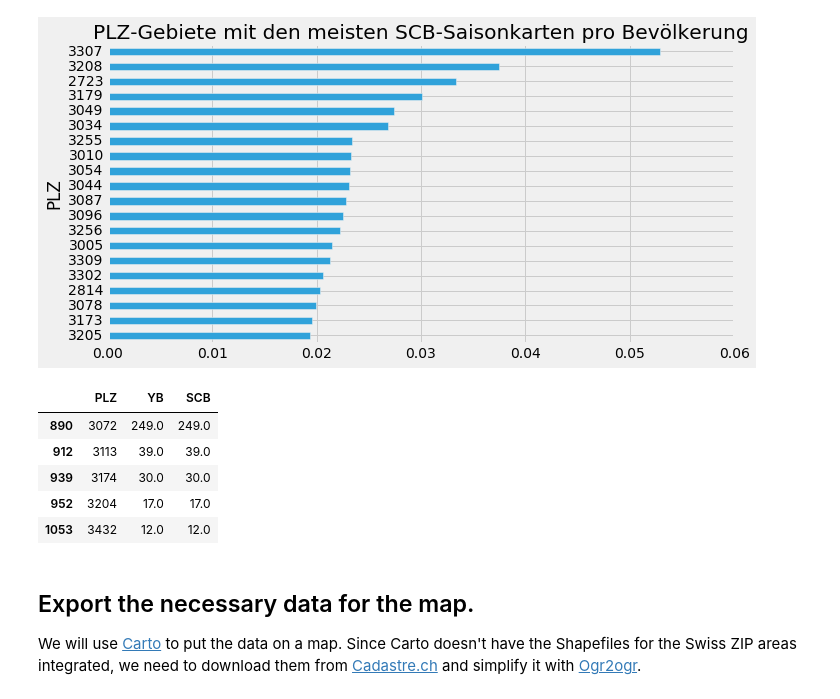
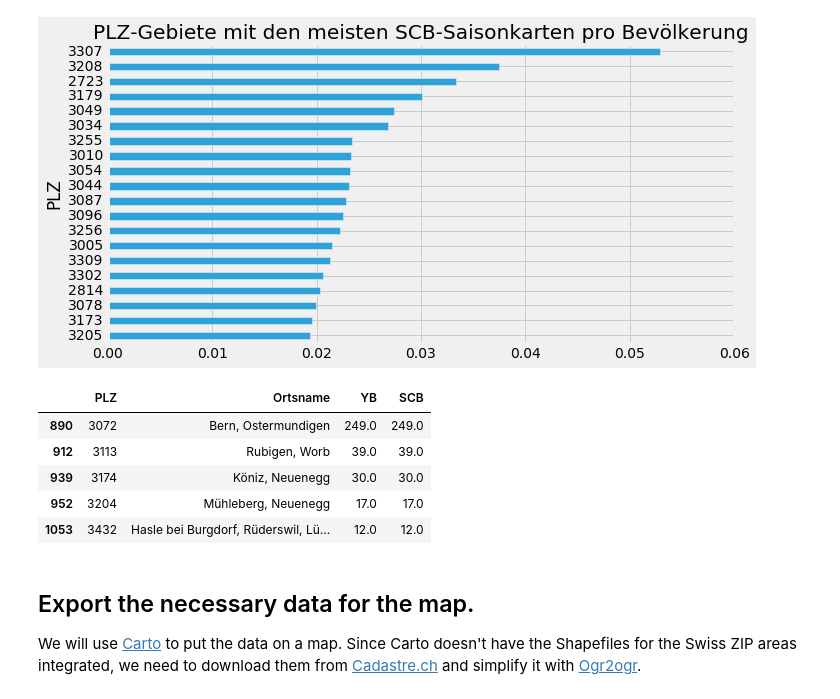
Before and after one commit to jsoma/playfair-projects, a Jupyter notebook: projects/mathias-born/2_map_the_fans/Map the Fans.ipynb, the cells around one changed output. Saved outputs shown, nothing was run; the diff lists cells and outputs as text; code cells hidden in the pictures.

```diff
--- a/projects/mathias-born/2_map_the_fans/Map the Fans.ipynb
+++ b/projects/mathias-born/2_map_the_fans/Map the Fans.ipynb
@@ -104,0 +108,9 @@ df_plz.head(5)
+# %%
+df_plz_names = pd.read_excel('plz_ort.xls')
+df_plz_names[['PLZ4','GDENAMK', '%_IN_GDE']].sort_values(by='%_IN_GDE', ascending=False).head()
+df_plz_names_neu = df_plz_names.groupby(by='PLZ4').apply(lambda x: ", ".join((x["GDENAMK"])))
+df_plz_names_neu = pd.DataFrame(df_plz_names_neu)
+df_plz_names_neu.columns = ['Ortsname']
+df_plz_names_neu.index.names = ['PLZ']
+df_plz_names_neu.reset_index(level=0, inplace=True)
+df_plz_names_neu.head(10)
@@ -105,6 +131,7 @@ df_plz.head(5)
 # %%
 # Merge the three data sets.
 df_temp = df_plz.merge(df_scb, on='PLZ', how='left')
+df_temp = df_temp.merge(df_plz_names_neu, on='PLZ', how='left')
 df = df_temp.merge(df_yb, on='PLZ', how='left')
 df.head()
 # %% [output]
@@ -226,14 +266,14 @@ plt.savefig('SCB_PLZ.svg')
 [figure]
 # %%
 # In what ZIP code they sold the same amount of SCB as YB cards?
-df.loc[(df["YB"] == df["SCB"])].sort_values(by='SCB', ascending=False)[['PLZ', 'YB', 'SCB']].head(5)
+df.loc[(df["YB"] == df["SCB"])].sort_values(by='SCB', ascending=False)[['PLZ', 'Ortsname', 'YB', 'SCB']].head(5)
 # %% [output]
-|  | PLZ | YB | SCB |
-| 890 | 3072 | 249.0 | 249.0 |
-| 912 | 3113 | 39.0 | 39.0 |
-| 939 | 3174 | 30.0 | 30.0 |
-| 952 | 3204 | 17.0 | 17.0 |
-| 1053 | 3432 | 12.0 | 12.0 |
+|  | PLZ | Ortsname | YB | SCB |
+| 890 | 3072 | Bern, Ostermundigen | 249.0 | 249.0 |
+| 912 | 3113 | Rubigen, Worb | 39.0 | 39.0 |
+| 939 | 3174 | Köniz, Neuenegg | 30.0 | 30.0 |
+| 952 | 3204 | Mühleberg, Neuenegg | 17.0 | 17.0 |
+| 1053 | 3432 | Hasle bei Burgdorf, Rüderswil, Lü... | 12.0 | 12.0 |
 # %% [markdown]
 ## Export the necessary data for the map.
 We will use [Carto](http://carto.com) to put the data on a map. Since Carto doesn't have the Shapefiles for the Swiss ZIP areas integrated, we need to download them from [Cadastre.ch](http://www.cadastre.ch/internet/kataster/de/home/services/service/plz.html) and simplify it with [Ogr2ogr](http://www.gdal.org/ogr2ogr.html).
```
Also changed, not shown: parts of 12 cells of this notebook, 1 other file.
